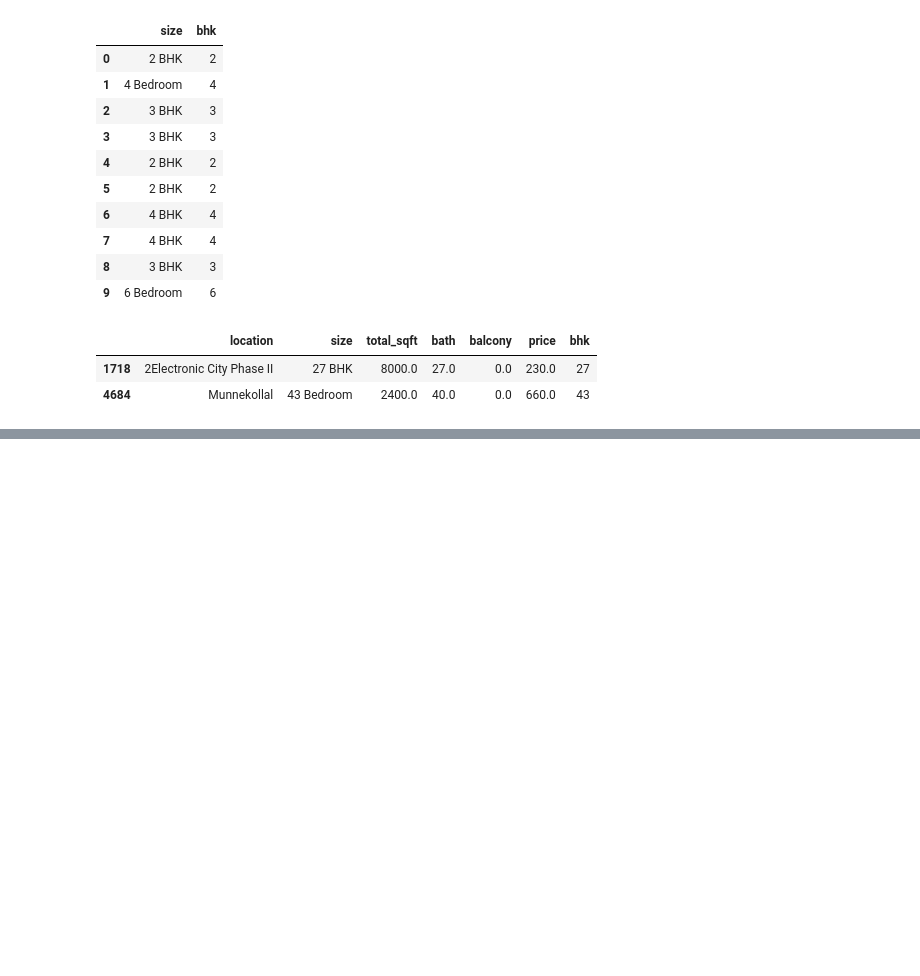
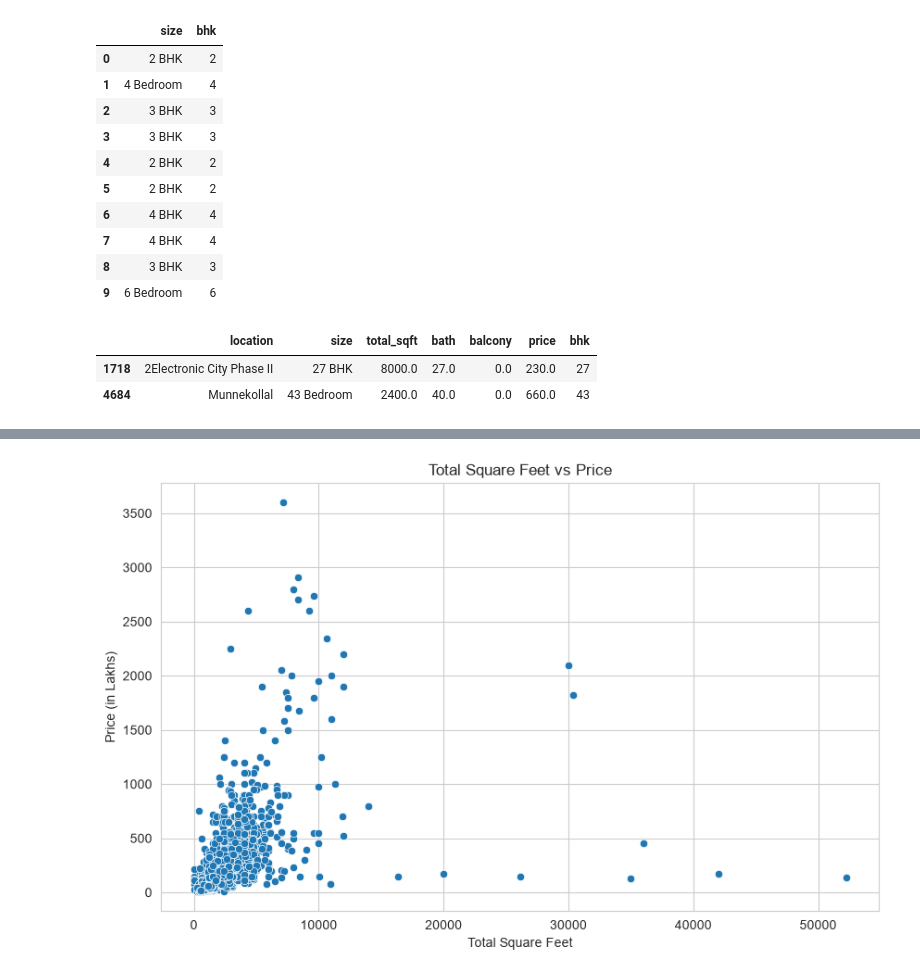
Before and after one commit to DevK-26/HousePricePrediction, a Jupyter notebook: Notebook /House_Price_EDA.ipynb, the cells around one changed output, grey strips where cells are left out. Drawn from its saved outputs; the diff is of its cells as text; code cells hidden in the pictures; blank space fills up the shorter version.

```diff
--- a/Notebook /House_Price_EDA.ipynb
+++ b/Notebook /House_Price_EDA.ipynb
@@ -212,0 +245,8 @@ df4[df4['bhk'] > 20]
+# %%
+sns.scatterplot(x=df4['total_sqft'], y=df4['price'])
+plt.title('Total Square Feet vs Price')
+plt.xlabel('Total Square Feet')
+plt.ylabel('Price (in Lakhs)')
+plt.show()
+# %% [output]
+[figure, added]
```
Also changed, not shown: parts of 7 cells of this notebook.
